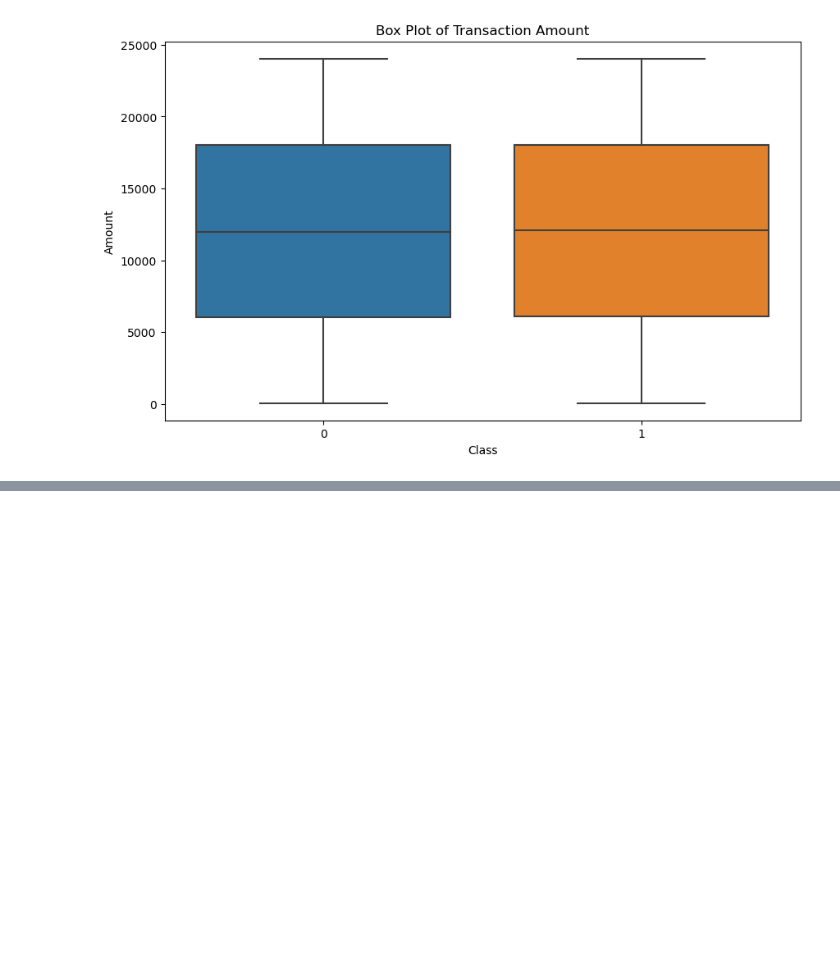
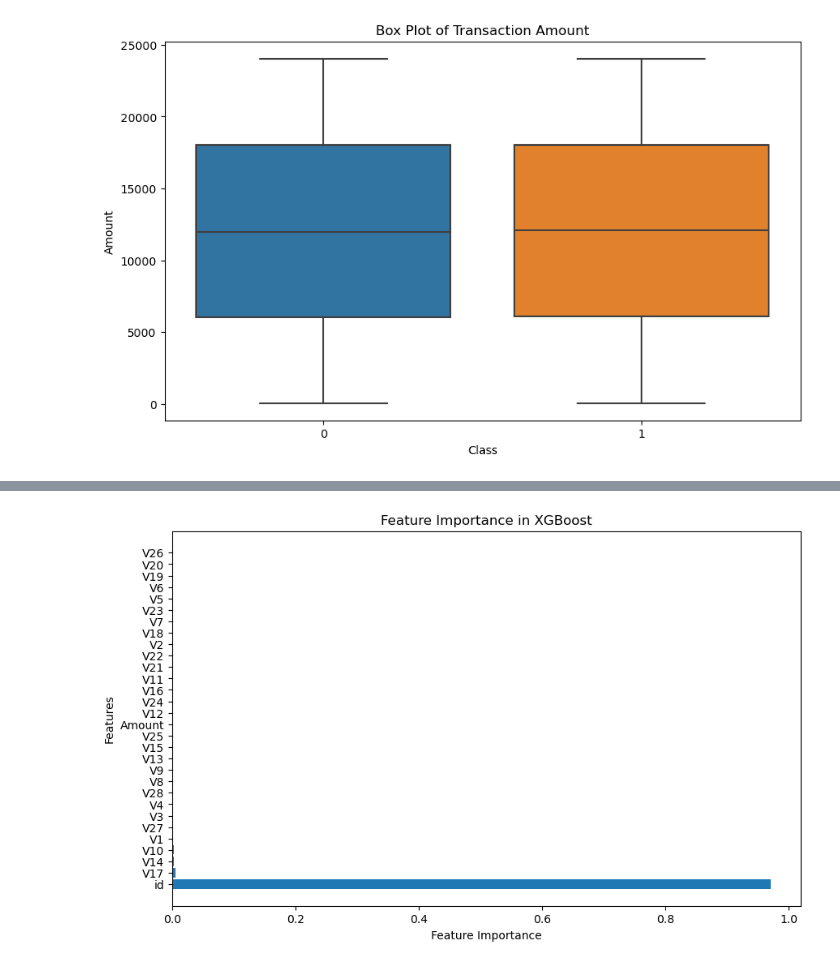
Before and after one commit to pablocimato/creditFraudModel, a Jupyter notebook: notebook.ipynb, the cells around one changed output, grey strips where cells are left out. Cells and saved outputs as stored; diff of their text form; code cells hidden in the pictures; blank space fills up the shorter version.

```diff
--- a/notebook.ipynb
+++ b/notebook.ipynb
@@ -83,0 +190,20 @@ plt.show()
+# %%
+feature_importance = best_xgb_model.feature_importances_
+
+feature_names = X_train.columns
+
+feature_importance_dict = dict(zip(feature_names, feature_importance))
+
+sorted_feature_importance = sorted(feature_importance_dict.items(), key=lambda x: x[1], reverse=True)
+
+sorted_feature_names, sorted_feature_importance = zip(*sorted_feature_importance)
+
+plt.figure(figsize=(10, 6))
+plt.barh(range(len(sorted_feature_importance)), sorted_feature_importance, align='center')
+plt.yticks(range(len(sorted_feature_importance)), sorted_feature_names)
+plt.xlabel('Feature Importance')
+plt.ylabel('Features')
+plt.title('Feature Importance in XGBoost')
+plt.show()
+# %% [output]
+[figure, added]
```
Also changed, not shown: parts of 6 cells of this notebook.
